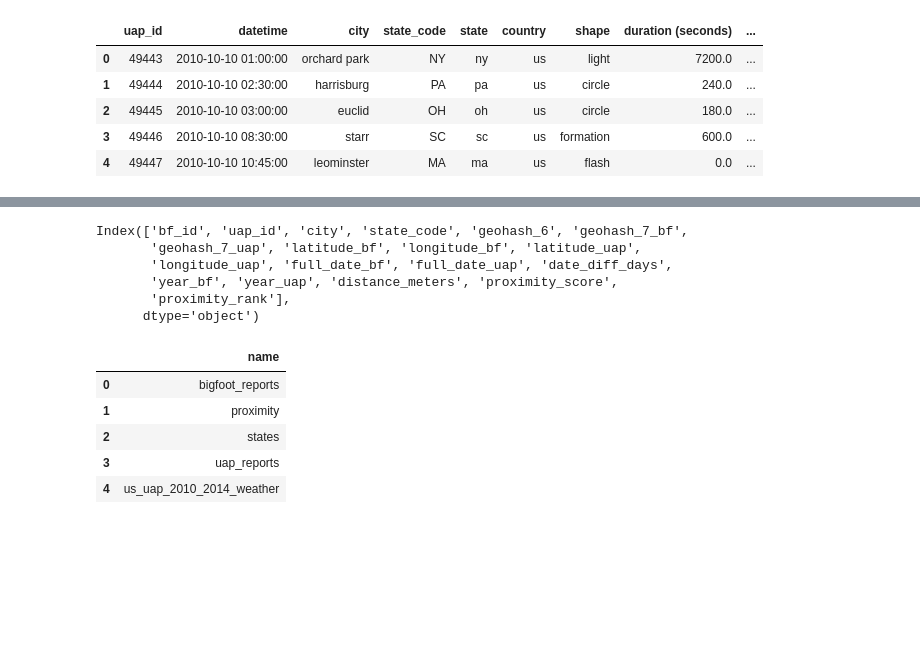
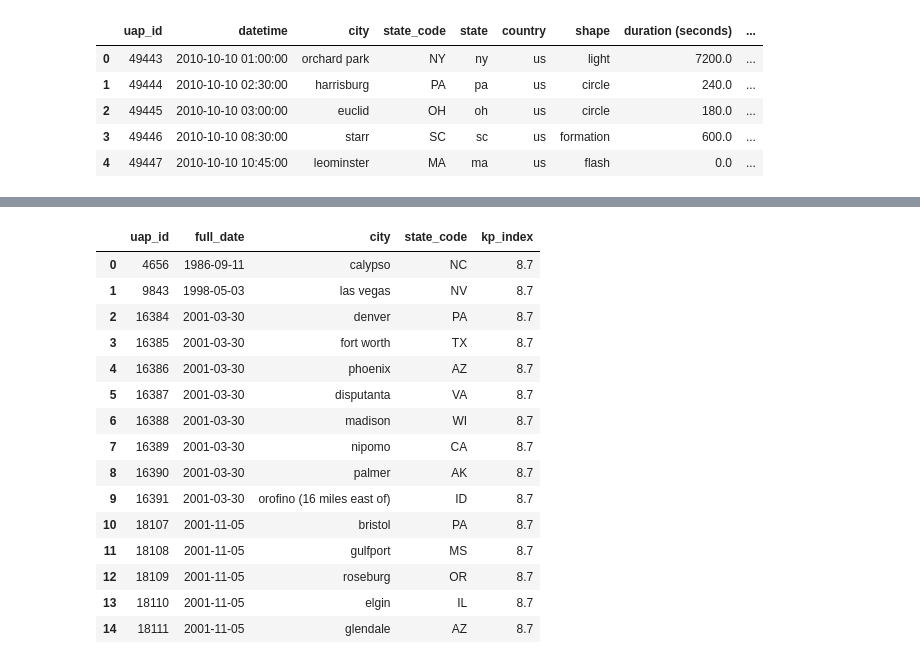
Before and after one commit to wslider/anomalous-sightings-archive, a Jupyter notebook: notebooks/sql_database.ipynb, the cells around one changed output, grey strips where cells are left out. Saved outputs shown, nothing was run; the diff lists cells and outputs as text; code cells hidden in the pictures; blank space fills up the shorter version.

Commit message:
added kp_index table to database + sql query to see distribution of kp index and percent of uap / bigfoot sightings

```diff
--- a/notebooks/sql_database.ipynb
+++ b/notebooks/sql_database.ipynb
@@ -281,21 +347,35 @@ proximity_df.to_sql(
-# %%
-proximity_df = pd.read_csv("../data/final/proximity.csv")
-proximity_df.columns
-# %% [output]
-Index(['bf_id', 'uap_id', 'city', 'state_code', 'geohash_6', 'geohash_7_bf',
-       'geohash_7_uap', 'latitude_bf', 'longitude_bf', 'latitude_uap',
-       'longitude_uap', 'full_date_bf', 'full_date_uap', 'date_diff_days',
-       'year_bf', 'year_uap', 'distance_meters', 'proximity_score',
-       'proximity_rank'],
-      dtype='object')
-# %%
-# verify tables
-
-pd.read_sql("SELECT name FROM sqlite_master WHERE type='table';", connection)
-# %% [output]
-|  | name |
-| 0 | bigfoot_reports |
-| 1 | proximity |
-| 2 | states |
-| 3 | uap_reports |
-| 4 | us_uap_2010_2014_weather |
+# %%
+query1 = """
+
+SELECT
+    uap_id,
+    full_date,
+    city,
+    state_code,
+    ROUND(solar_kp_index, 1) as kp_index
+FROM uap_reports
+WHERE solar_kp_index > 6
+ORDER BY solar_kp_index DESC
+LIMIT 15;
+
+"""
+
+result1 = pd.read_sql(query1, connection)
+result1
+# %% [output]
+|  | uap_id | full_date | city | state_code | kp_index |
+| 0 | 4656 | 1986-09-11 | calypso | NC | 8.7 |
+| 1 | 9843 | 1998-05-03 | las vegas | NV | 8.7 |
+| 2 | 16384 | 2001-03-30 | denver | PA | 8.7 |
+| 3 | 16385 | 2001-03-30 | fort worth | TX | 8.7 |
+| 4 | 16386 | 2001-03-30 | phoenix | AZ | 8.7 |
+| 5 | 16387 | 2001-03-30 | disputanta | VA | 8.7 |
+| 6 | 16388 | 2001-03-30 | madison | WI | 8.7 |
+| 7 | 16389 | 2001-03-30 | nipomo | CA | 8.7 |
+| 8 | 16390 | 2001-03-30 | palmer | AK | 8.7 |
+| 9 | 16391 | 2001-03-30 | orofino (16 miles east of) | ID | 8.7 |
+| 10 | 18107 | 2001-11-05 | bristol | PA | 8.7 |
+| 11 | 18108 | 2001-11-05 | gulfport | MS | 8.7 |
+| 12 | 18109 | 2001-11-05 | roseburg | OR | 8.7 |
+| 13 | 18110 | 2001-11-05 | elgin | IL | 8.7 |
+| 14 | 18111 | 2001-11-05 | glendale | AZ | 8.7 |
```
Also changed, not shown: parts of 4 cells of this notebook, 2 other files.
